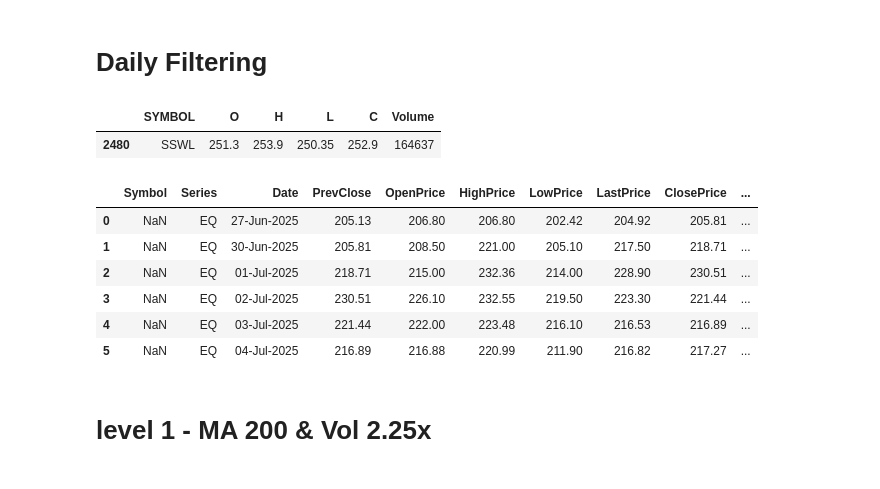
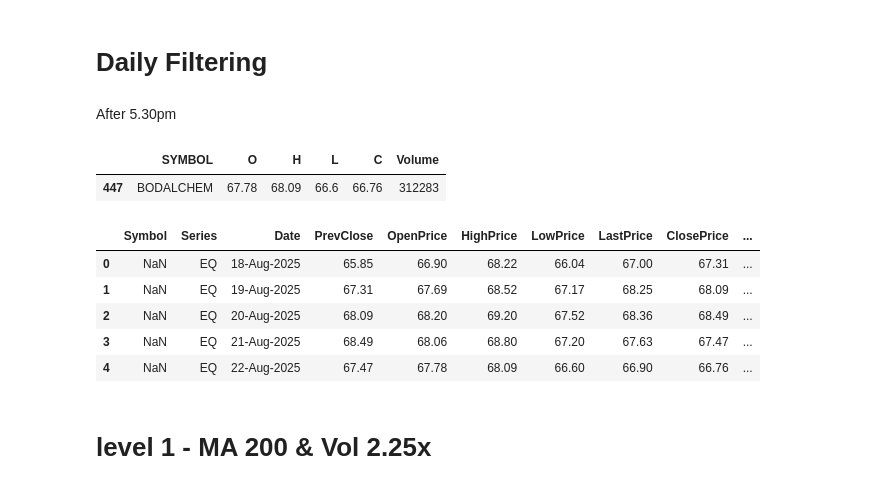
Before and after one commit to lokeshkbathina/Python-Scripts, a Jupyter notebook: swing_trading/filtering.ipynb, the cells around one changed output. Saved outputs shown, nothing was run; the diff lists cells and outputs as text; code cells hidden in the pictures.

```diff
--- a/swing_trading/filtering.ipynb
+++ b/swing_trading/filtering.ipynb
@@ -1,5 +1,7 @@
 # %% [markdown]
 # Daily Filtering
+# %% [markdown]
+After 5.30pm
 # %%
 from nselib import capital_market
 import concurrent.futures
@@ -18,7 +21,7 @@ today_stocks_info = nse.get_nse_equities_by_date(today)
 stocks = today_stocks_info[today_stocks_info['SERIES'] == 'EQ']['SYMBOL'].tolist()
 # %%
 today_stocks_info.loc[
-    today_stocks_info['SYMBOL'] == 'SSWL', ['SYMBOL', 'OPEN_PRICE', 'HIGH_PRICE', 'LOW_PRICE', 'CLOSE_PRICE','TTL_TRD_QNTY']
+    today_stocks_info['SYMBOL'] == 'BODALCHEM', ['SYMBOL', 'OPEN_PRICE', 'HIGH_PRICE', 'LOW_PRICE', 'CLOSE_PRICE','TTL_TRD_QNTY']
     ].rename(columns={
         'OPEN_PRICE': 'O',
         'HIGH_PRICE':'H',
@@ -28,17 +31,16 @@ today_stocks_info.loc[
     })
 # %% [output]
 |  | SYMBOL | O | H | L | C | Volume |
-| 2480 | SSWL | 251.3 | 253.9 | 250.35 | 252.9 | 164637 |
+| 447 | BODALCHEM | 67.78 | 68.09 | 66.6 | 66.76 | 312283 |
 # %%
-nse.get_nse_stock_by_duration('CUB', '1W')
+nse.get_nse_stock_by_duration('BODALCHEM', '1W')
 # %% [output]
 |  | Symbol | Series | Date | PrevClose | OpenPrice | HighPrice | LowPrice | LastPrice | ClosePrice | ... |
-| 0 | NaN | EQ | 27-Jun-2025 | 205.13 | 206.80 | 206.80 | 202.42 | 204.92 | 205.81 | ... |
-| 1 | NaN | EQ | 30-Jun-2025 | 205.81 | 208.50 | 221.00 | 205.10 | 217.50 | 218.71 | ... |
-| 2 | NaN | EQ | 01-Jul-2025 | 218.71 | 215.00 | 232.36 | 214.00 | 228.90 | 230.51 | ... |
-| 3 | NaN | EQ | 02-Jul-2025 | 230.51 | 226.10 | 232.55 | 219.50 | 223.30 | 221.44 | ... |
-| 4 | NaN | EQ | 03-Jul-2025 | 221.44 | 222.00 | 223.48 | 216.10 | 216.53 | 216.89 | ... |
-| 5 | NaN | EQ | 04-Jul-2025 | 216.89 | 216.88 | 220.99 | 211.90 | 216.82 | 217.27 | ... |
+| 0 | NaN | EQ | 18-Aug-2025 | 65.85 | 66.90 | 68.22 | 66.04 | 67.00 | 67.31 | ... |
+| 1 | NaN | EQ | 19-Aug-2025 | 67.31 | 67.69 | 68.52 | 67.17 | 68.25 | 68.09 | ... |
+| 2 | NaN | EQ | 20-Aug-2025 | 68.09 | 68.20 | 69.20 | 67.52 | 68.36 | 68.49 | ... |
+| 3 | NaN | EQ | 21-Aug-2025 | 68.49 | 68.06 | 68.80 | 67.20 | 67.63 | 67.47 | ... |
+| 4 | NaN | EQ | 22-Aug-2025 | 67.47 | 67.78 | 68.09 | 66.60 | 66.90 | 66.76 | ... |
 # %% [markdown]
 # level 1 - MA 200 & Vol 2.25x
 # %%
```
Also changed, not shown: parts of 31 cells of this notebook.
